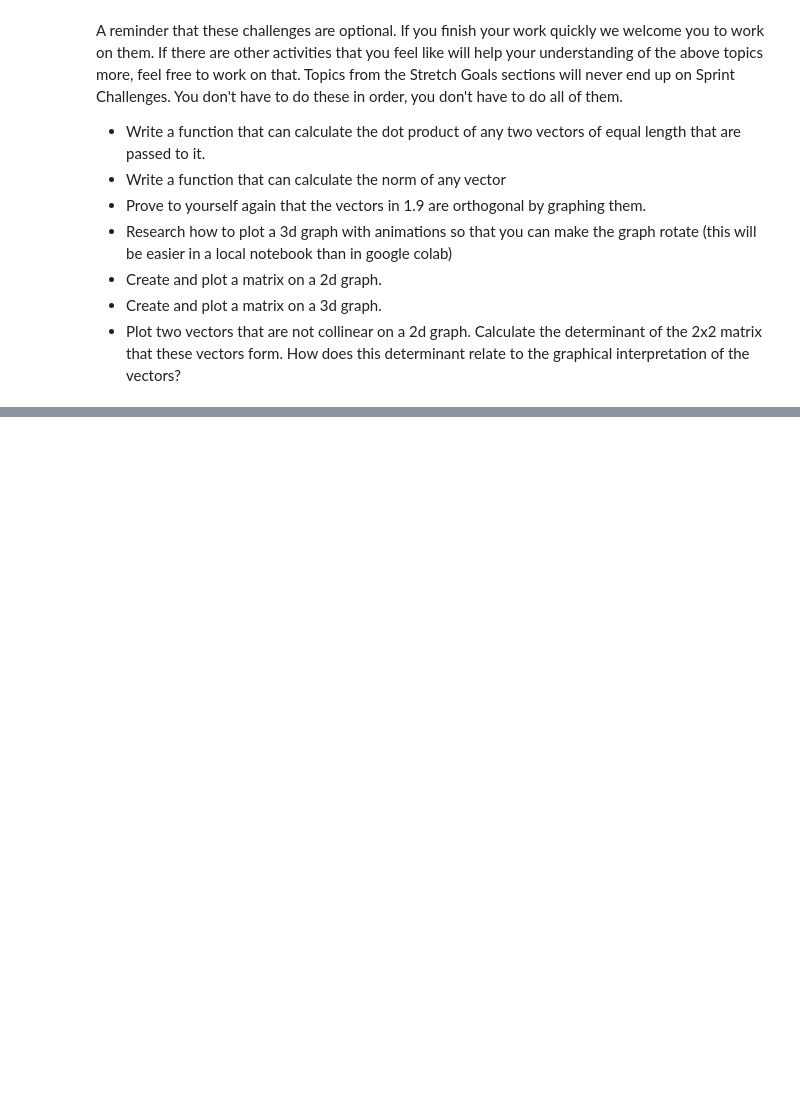
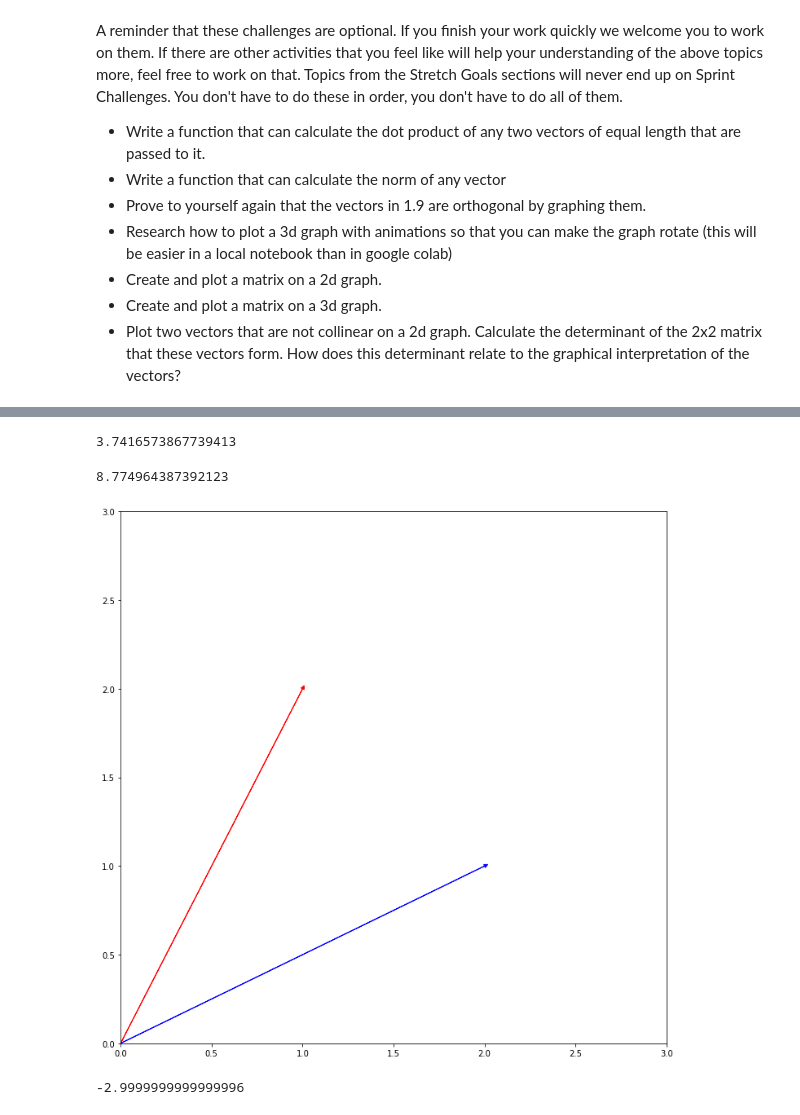
Before and after one commit to ekoly/DS-Unit-1-Sprint-3-Linear-Algebra, a Jupyter notebook: module1-vectors-and-matrices/LS_DS_131_Vectors_and_Matrices_Assignment.ipynb, the cells around one changed output, grey strips where cells are left out. Drawn from its saved outputs; the diff is of its cells as text; code cells hidden in the pictures; blank space fills up the shorter version.

```diff
--- a/module1-vectors-and-matrices/LS_DS_131_Vectors_and_Matrices_Assignment.ipynb
+++ b/module1-vectors-and-matrices/LS_DS_131_Vectors_and_Matrices_Assignment.ipynb
@@ -260,0 +370,8 @@ A reminder that these challenges are optional. If you finish your work quickly w
+# %%
+norm(A)
+# %% [output]
+3.7416573867739413
+# %%
+norm(B)
+# %% [output]
+8.774964387392123
@@ -260,0 +382,16 @@ A reminder that these challenges are optional. If you finish your work quickly w
+# %%
+fig, ax = plt.subplots(figsize=(12, 12))
+
+ax.arrow(0, 0, 1, 2, head_width=0.02, head_length=0.02, color="r")
+ax.arrow(0, 0, 2, 1, head_width=0.02, head_length=0.02, color="b")
+
+ax.set_xlim([0, 3])
+ax.set_ylim([0, 3])
+
+plt.show()
+# %% [output]
+[figure, added]
+# %%
+np.linalg.det(np.array([[1, 2], [2, 1]]))
+# %% [output]
+-2.9999999999999996
```
Also changed, not shown: parts of 24 cells of this notebook.
